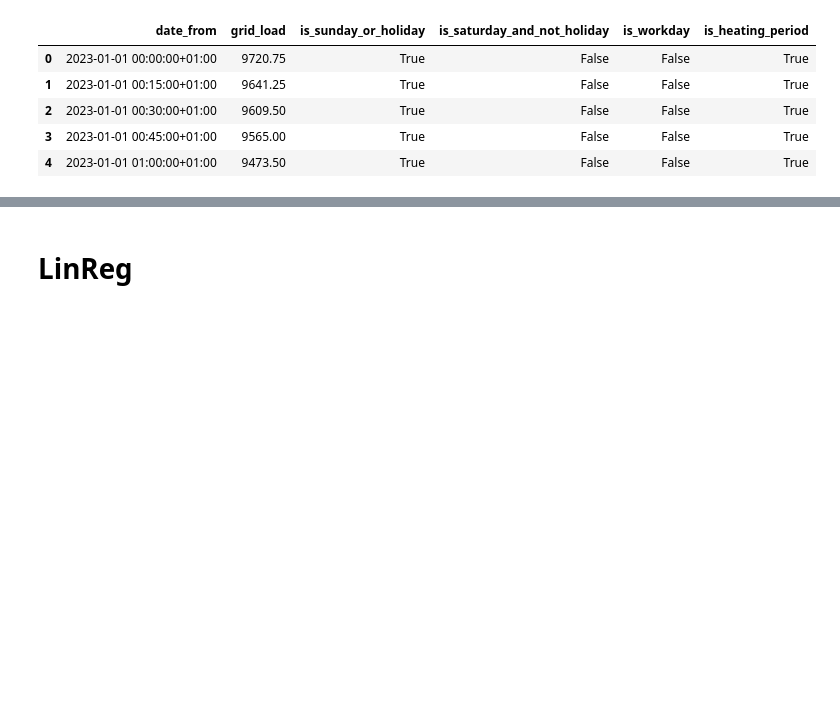
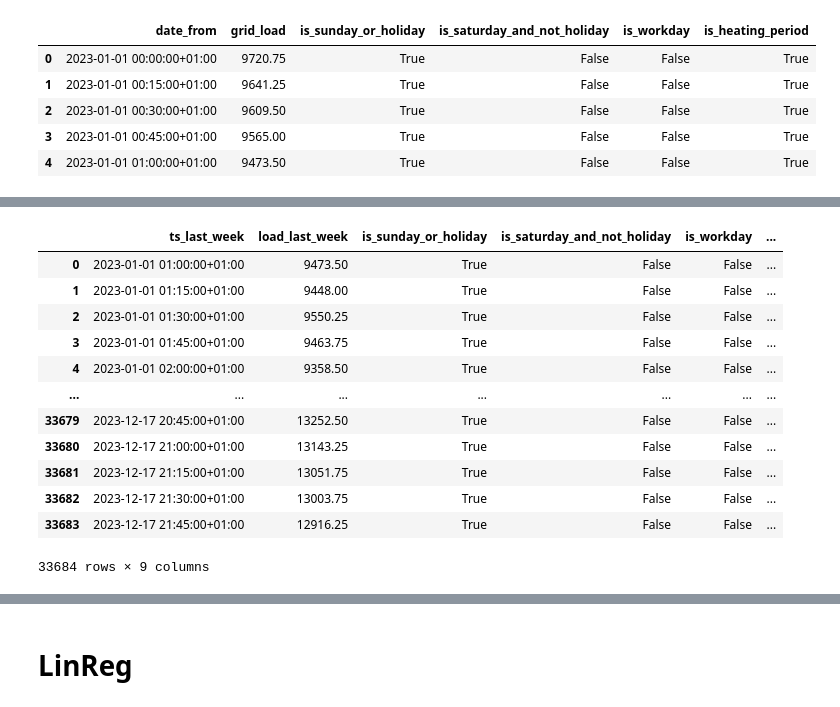
Before and after one commit to MischaDy/electricity-uq, a Jupyter notebook: energy_test.ipynb, the cells around one changed output, grey strips where cells are left out. Cells and saved outputs as stored; diff of their text form; code cells hidden in the pictures; blank space fills up the shorter version.

```diff
--- a/energy_test.ipynb
+++ b/energy_test.ipynb
@@ -123,0 +121,23 @@ df.head()
+# %%
+# === remove timestamps for which no grid load data is available
+
+ts_with_data_min, ts_with_data_max = df.ts_last_week.min(), df.ts_last_week.max()
+
+for col in ['ts_now', 'ts_last_hour', 'ts_next_hour']:
+    out_of_bounds_index = df[(df[col] < ts_with_data_min) | (df[col] > ts_with_data_max)].index
+    df.drop(index=out_of_bounds_index, inplace=True)
+df
+# %% [output]
+|  | ts_last_week | load_last_week | is_sunday_or_holiday | is_saturday_and_not_holiday | is_workday | ... |
+| 0 | 2023-01-01 01:00:00+01:00 | 9473.50 | True | False | False | ... |
+| 1 | 2023-01-01 01:15:00+01:00 | 9448.00 | True | False | False | ... |
+| 2 | 2023-01-01 01:30:00+01:00 | 9550.25 | True | False | False | ... |
+| 3 | 2023-01-01 01:45:00+01:00 | 9463.75 | True | False | False | ... |
+| 4 | 2023-01-01 02:00:00+01:00 | 9358.50 | True | False | False | ... |
+| ... | ... | ... | ... | ... | ... | ... |
+| 33679 | 2023-12-17 20:45:00+01:00 | 13252.50 | True | False | False | ... |
+| 33680 | 2023-12-17 21:00:00+01:00 | 13143.25 | True | False | False | ... |
+| 33681 | 2023-12-17 21:15:00+01:00 | 13051.75 | True | False | False | ... |
+| 33682 | 2023-12-17 21:30:00+01:00 | 13003.75 | True | False | False | ... |
+| 33683 | 2023-12-17 21:45:00+01:00 | 12916.25 | True | False | False | ... |
+33684 rows × 9 columns
```
Also changed, not shown: parts of 7 cells of this notebook.
